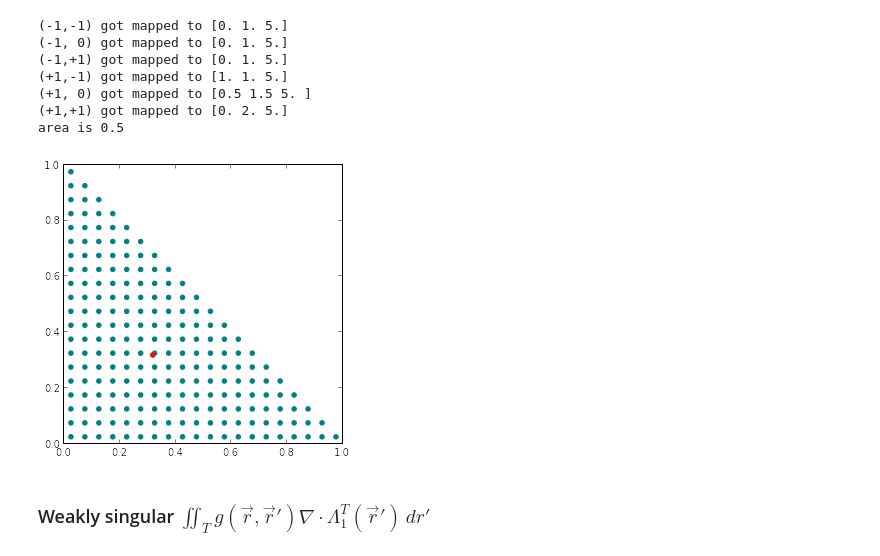
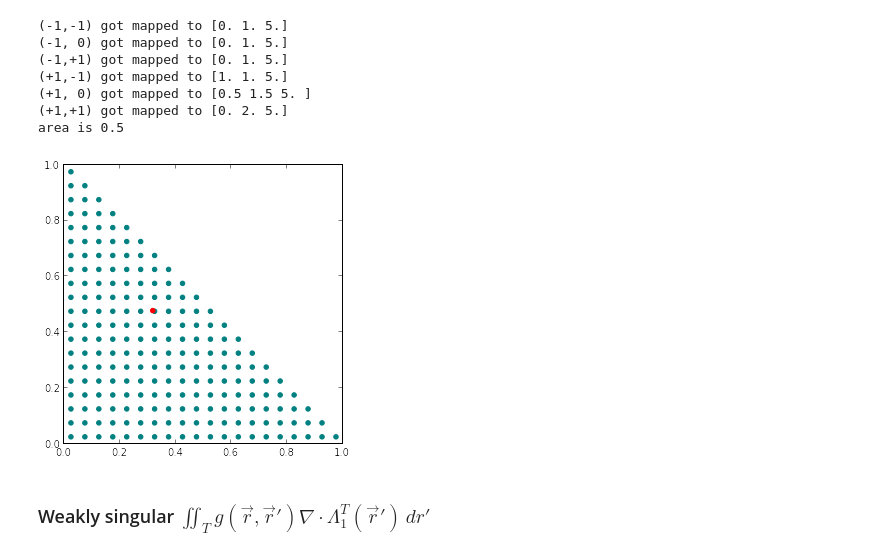
Before and after one commit to andy-c-huang/numerical-gems, a Jupyter notebook: duffy-transform-and-singularity-extraction.ipynb, the cells around one changed output. Drawn from its saved outputs; the diff is of its cells as text; code cells hidden in the pictures.

```diff
--- a/duffy-transform-and-singularity-extraction.ipynb
+++ b/duffy-transform-and-singularity-extraction.ipynb
@@ -168,21 +168,21 @@ area is 0.5
 # %%
 %matplotlib inline
 A = (1,0,0)
 B = (0,1,0)
 C = (0,0,0)
 T = Triangle(A,B,C)
-rp = T.refToPhys((1./numpy.pi , 1/numpy.pi))
+rp = T.refToPhys((1./numpy.pi , 1.5/numpy.pi))
 
 T.setUniformQP(20)
 plt.figure(figsize=(5,5))
 for point in T.qp:
     plt.scatter(point[0],point[1],color='teal')
 plt.scatter(rp[0],rp[1],color='red')
 plt.xlim(0,1)
 plt.ylim(0,1)
 plt.show()
 # %% [output]
-[figure, old version]
+[figure, new version]
 # %% [markdown]
 ### Weakly singular $\iint _T g(\vec{r},\vec{r}') \nabla \cdot \Lambda _1 ^T (\vec{r}') \, dr'$
 # %% [markdown]
```
Also changed, not shown: parts of 25 cells of this notebook.
